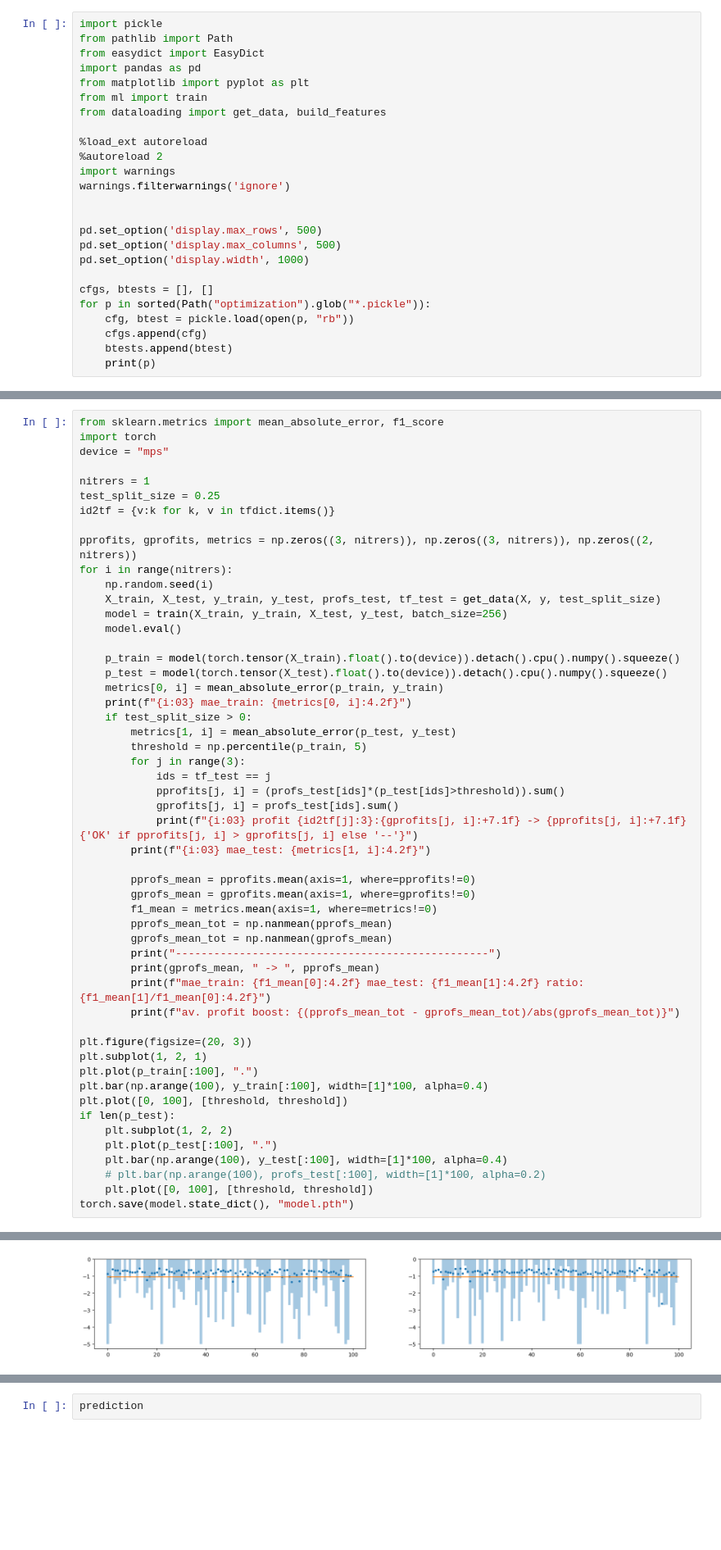
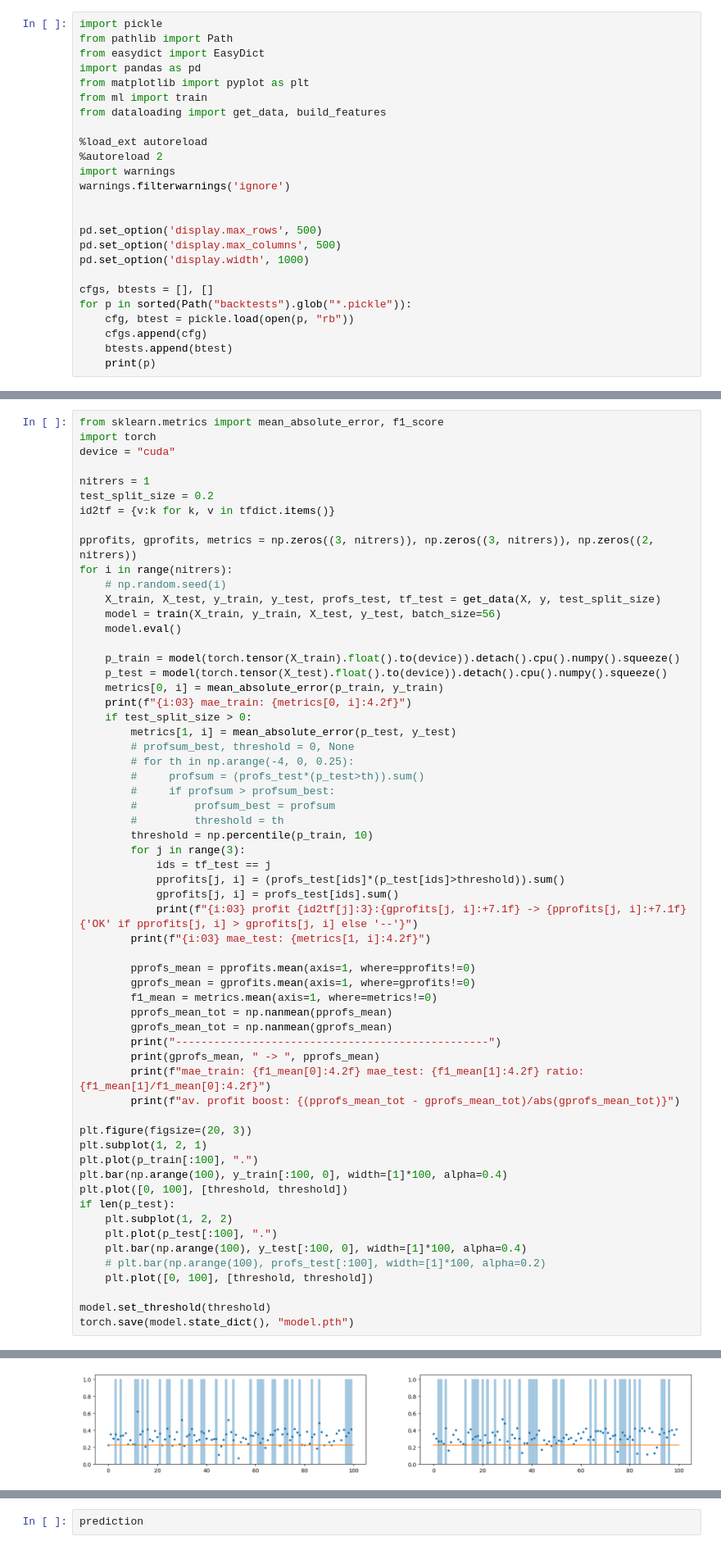
Before and after one commit to binrey/MLTR, a Jupyter notebook: train.ipynb, the cells around one changed output, grey strips where cells are left out. Shown at 82% size. Cells and saved outputs as stored; diff of their text form; blank space fills up the shorter version.

```diff
--- a/train.ipynb
+++ b/train.ipynb
@@ -18,7 +18,7 @@ pd.set_option('display.max_columns', 500)
 pd.set_option('display.width', 1000)
 
 cfgs, btests = [], []
-for p in sorted(Path("optimization").glob("*.pickle")):
+for p in sorted(Path("backtests").glob("*.pickle")):
     cfg, btest = pickle.load(open(p, "rb"))
     cfgs.append(cfg)
     btests.append(btest)
@@ -103,17 +89,17 @@ print(profs_test.sum())
 # %%
 from sklearn.metrics import mean_absolute_error, f1_score
 import torch
-device = "mps"
+device = "cuda"
 
 nitrers = 1
-test_split_size = 0.25
+test_split_size = 0.2
 id2tf = {v:k for k, v in tfdict.items()}
 
 pprofits, gprofits, metrics = np.zeros((3, nitrers)), np.zeros((3, nitrers)), np.zeros((2, nitrers))
 for i in range(nitrers):
-    np.random.seed(i)
+    # np.random.seed(i)
     X_train, X_test, y_train, y_test, profs_test, tf_test = get_data(X, y, test_split_size)
-    model = train(X_train, y_train, X_test, y_test, batch_size=256)
+    model = train(X_train, y_train, X_test, y_test, batch_size=56)
     model.eval()
 
     p_train = model(torch.tensor(X_train).float().to(device)).detach().cpu().numpy().squeeze()
@@ -122,7 +108,13 @@ for i in range(nitrers):
     print(f"{i:03} mae_train: {metrics[0, i]:4.2f}")
     if test_split_size > 0:
         metrics[1, i] = mean_absolute_error(p_test, y_test)
-        threshold = np.percentile(p_train, 5)
+        # profsum_best, threshold = 0, None
+        # for th in np.arange(-4, 0, 0.25):
+        #     profsum = (profs_test*(p_test>th)).sum()
+        #     if profsum > profsum_best:
+        #         profsum_best = profsum
+        #         threshold = th
+        threshold = np.percentile(p_train, 10)
         for j in range(3):
             ids = tf_test == j
             pprofits[j, i] = (profs_test[ids]*(p_test[ids]>threshold)).sum()
@@ -143,13 +135,15 @@ for i in range(nitrers):
 plt.figure(figsize=(20, 3))
 plt.subplot(1, 2, 1)
 plt.plot(p_train[:100], ".")
-plt.bar(np.arange(100), y_train[:100], width=[1]*100, alpha=0.4)
+plt.bar(np.arange(100), y_train[:100, 0], width=[1]*100, alpha=0.4)
 plt.plot([0, 100], [threshold, threshold])
 if len(p_test):
     plt.subplot(1, 2, 2)
     plt.plot(p_test[:100], ".")
-    plt.bar(np.arange(100), y_test[:100], width=[1]*100, alpha=0.4)
+    plt.bar(np.arange(100), y_test[:100, 0], width=[1]*100, alpha=0.4)
     # plt.bar(np.arange(100), profs_test[:100], width=[1]*100, alpha=0.2)
     plt.plot([0, 100], [threshold, threshold])
+
+model.set_threshold(threshold)
 torch.save(model.state_dict(), "model.pth")
 # %% [output]
@@ -175 +167 @@ av. profit boost: 0.2747492947154515
-[figure, old version]
+[figure, new version]
```
Also changed, not shown: parts of 11 cells of this notebook, 5 other files.
